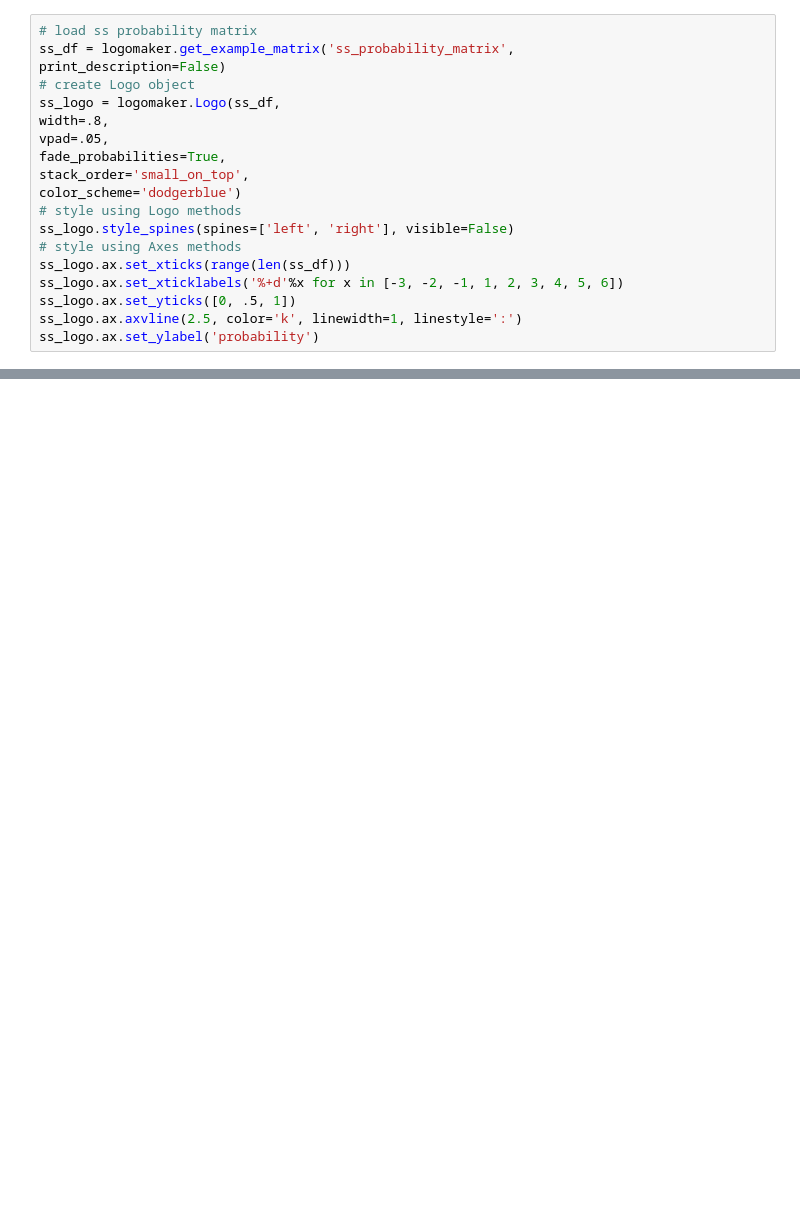
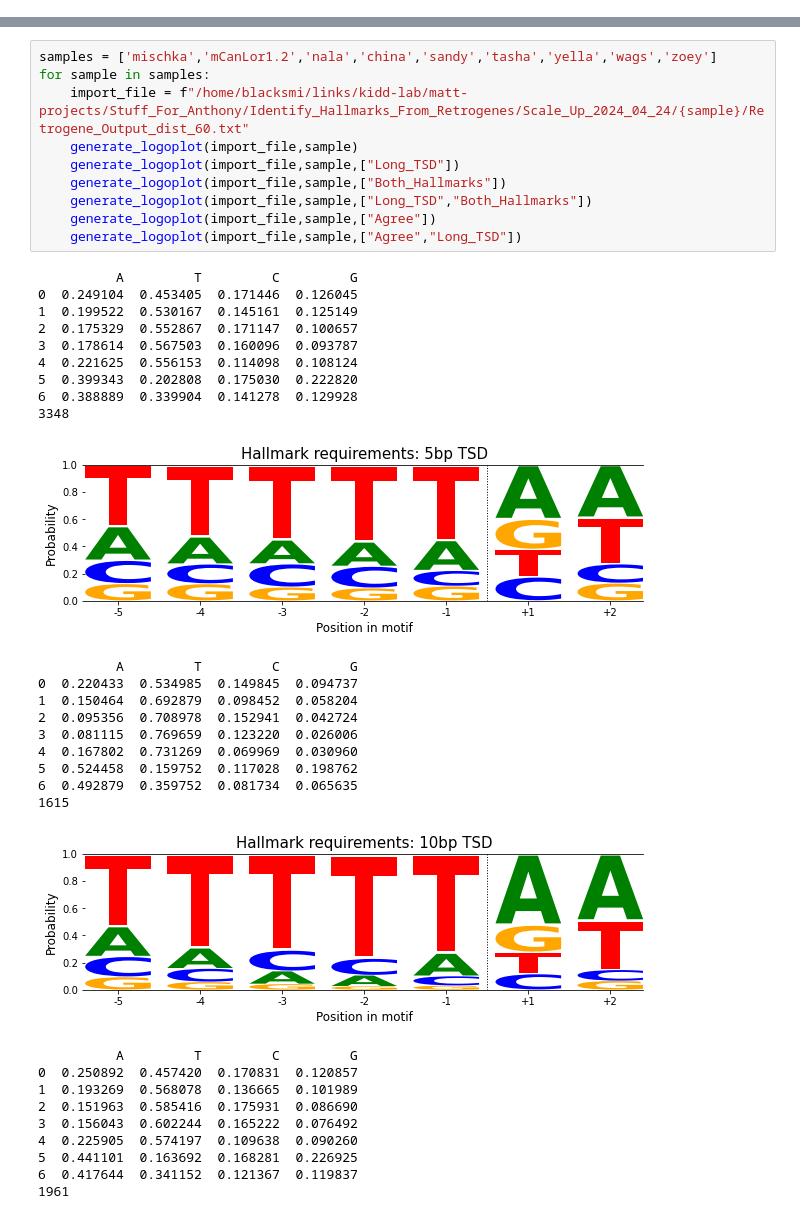
Before and after one commit to mblacksmith1996/Hallmark_Detection_Python_Scripts, a Jupyter notebook: Investigate_Endonuclease_Cut_Sites.ipynb, the cells around one changed output, grey strips where cells are left out. Cells and saved outputs as stored; diff of their text form; blank space fills up the shorter version.

```diff
--- a/Investigate_Endonuclease_Cut_Sites.ipynb
+++ b/Investigate_Endonuclease_Cut_Sites.ipynb
@@ -87,19 +7,0 @@ pos
-# %%
-# load ss probability matrix
-ss_df = logomaker.get_example_matrix('ss_probability_matrix',
-print_description=False)
-# create Logo object
-ss_logo = logomaker.Logo(ss_df,
-width=.8,
-vpad=.05,
-fade_probabilities=True,
-stack_order='small_on_top',
-color_scheme='dodgerblue')
-# style using Logo methods
-ss_logo.style_spines(spines=['left', 'right'], visible=False)
-# style using Axes methods
-ss_logo.ax.set_xticks(range(len(ss_df)))
-ss_logo.ax.set_xticklabels('%+d'%x for x in [-3, -2, -1, 1, 2, 3, 4, 5, 6])
-ss_logo.ax.set_yticks([0, .5, 1])
-ss_logo.ax.axvline(2.5, color='k', linewidth=1, linestyle=':')
-ss_logo.ax.set_ylabel('probability')
@@ -218,0 +113,40 @@ def generate_logoplot(infile_name, sample_name,datatype=["Standard"]):
+# %%
+samples = ['mischka','mCanLor1.2','nala','china','sandy','tasha','yella','wags','zoey']
+for sample in samples:
+    import_file = f"/home/blacksmi/links/kidd-lab/matt-projects/Stuff_For_Anthony/Identify_Hallmarks_From_Retrogenes/Scale_Up_2024_04_24/{sample}/Retrogene_Output_dist_60.txt"
+    generate_logoplot(import_file,sample)
+    generate_logoplot(import_file,sample,["Long_TSD"])
+    generate_logoplot(import_file,sample,["Both_Hallmarks"])
+    generate_logoplot(import_file,sample,["Long_TSD","Both_Hallmarks"])
+    generate_logoplot(import_file,sample,["Agree"])
+    generate_logoplot(import_file,sample,["Agree","Long_TSD"])
+# %% [output]
+          A         T         C         G
+0  0.249104  0.453405  0.171446  0.126045
+1  0.199522  0.530167  0.145161  0.125149
+2  0.175329  0.552867  0.171147  0.100657
+3  0.178614  0.567503  0.160096  0.093787
+4  0.221625  0.556153  0.114098  0.108124
+5  0.399343  0.202808  0.175030  0.222820
+6  0.388889  0.339904  0.141278  0.129928
+3348
+[figure, added]
+          A         T         C         G
+0  0.220433  0.534985  0.149845  0.094737
+1  0.150464  0.692879  0.098452  0.058204
+2  0.095356  0.708978  0.152941  0.042724
+3  0.081115  0.769659  0.123220  0.026006
+4  0.167802  0.731269  0.069969  0.030960
+5  0.524458  0.159752  0.117028  0.198762
+6  0.492879  0.359752  0.081734  0.065635
+1615
+[figure, added]
+          A         T         C         G
+0  0.250892  0.457420  0.170831  0.120857
+1  0.193269  0.568078  0.136665  0.101989
+2  0.151963  0.585416  0.175931  0.086690
+3  0.156043  0.602244  0.165222  0.076492
+4  0.225905  0.574197  0.109638  0.090260
+5  0.441101  0.163692  0.168281  0.226925
+6  0.417644  0.341152  0.121367  0.119837
+1961
```
Also changed, not shown: parts of 10 cells of this notebook, 7 other files.
